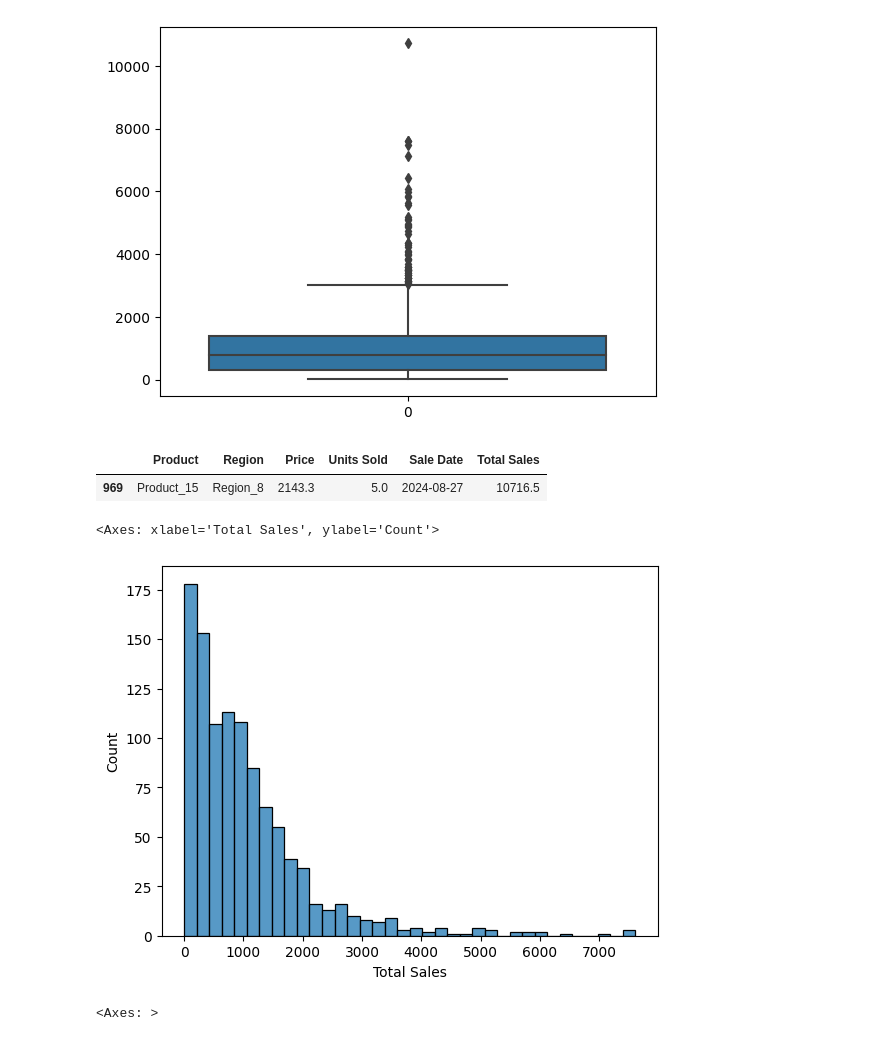
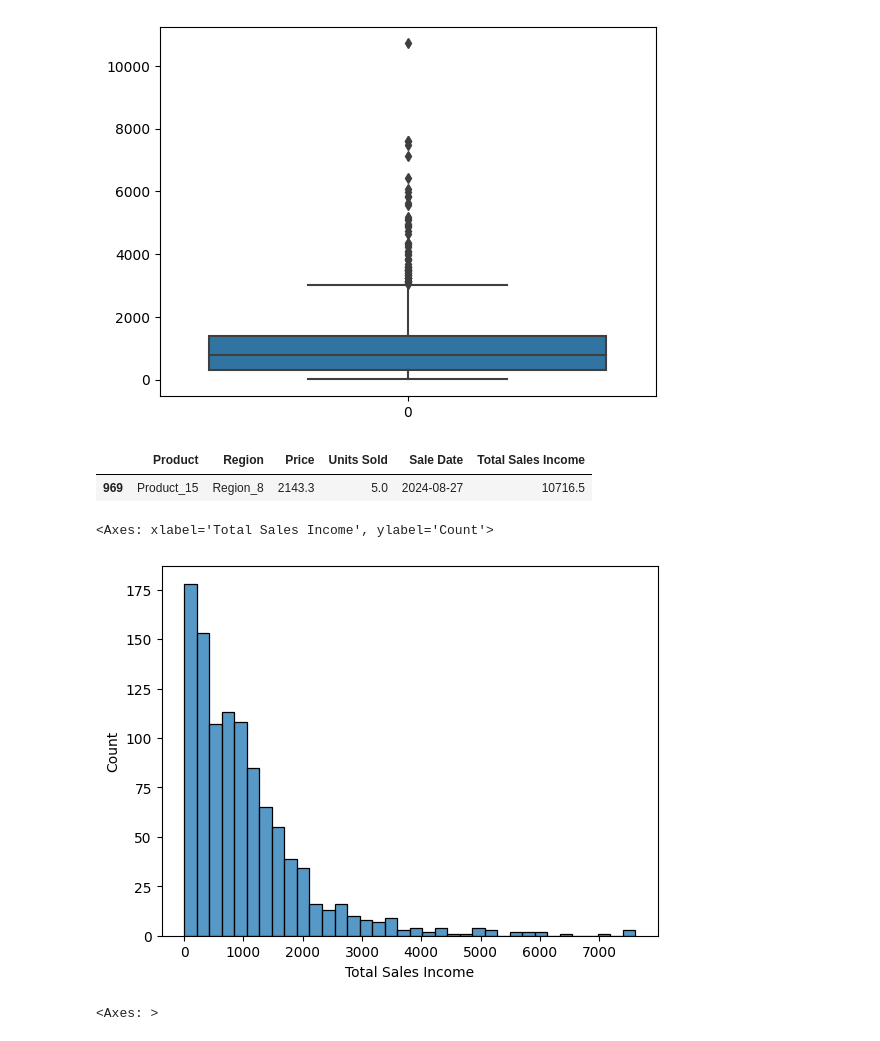
Before and after one commit to LuyiLiuAmber/Luyi, a Jupyter notebook: assignment 1/Luyi Liu_assign1.ipynb, the cells around one changed output. Saved outputs shown, nothing was run; the diff lists cells and outputs as text; code cells hidden in the pictures.

```diff
--- a/assignment 1/Luyi Liu_assign1.ipynb
+++ b/assignment 1/Luyi Liu_assign1.ipynb
@@ -57,7 +57,3 @@ df.describe(include='all')
 | 50% | NaN | NaN | 78.130000 | 10.000000 | NaN |
 | 75% | NaN | NaN | 142.570000 | 12.000000 | NaN |
 | max | NaN | NaN | 2143.300000 | 22.000000 | NaN |
-# %%
-df['Sale Date'] = pd.to_datetime(df['Sale Date'])
-df.info()
-#Change the datatype of Sale Date from object to datetime(Will be used in doing the graph of the monthly and quarterly sales trends)
@@ -195,6 +200,5 @@ sns.boxplot(x="Product", y="Units Sold", data = df)
 # %%
-#Add Total Sales column
-#Total Sales is the total sales income of the products.
-df['Total Sales'] = df['Price'] * df['Units Sold']
+#Add Total Sales Income column
+df['Total Sales Income'] = df['Price'] * df['Units Sold']
 # %%
 # show the mean min max median and sum(total) of Total Sales for  different region
@@ -248,9 +252,9 @@ sns.boxplot(df['Total Sales'])
 <Axes: >
 [figure]
 # %%
-df[df['Total Sales'] > 10000]
+df[df['Total Sales Income'] > 10000]
 # %% [output]
-|  | Product | Region | Price | Units Sold | Sale Date | Total Sales |
+|  | Product | Region | Price | Units Sold | Sale Date | Total Sales Income |
 | 969 | Product_15 | Region_8 | 2143.3 | 5.0 | 2024-08-27 | 10716.5 |
 # %%
 #drop the outlier
@@ -258,9 +262,9 @@ drop_index = [969]
 df.drop(drop_index, axis =0, inplace = True)
 # %%
 #Check
-sns.histplot(df['Total Sales'])
+sns.histplot(df['Total Sales Income'])
 # %% [output]
-<Axes: xlabel='Total Sales', ylabel='Count'>
+<Axes: xlabel='Total Sales Income', ylabel='Count'>
-[figure, old version]
+[figure, new version]
 # %%
 #check
```
Also changed, not shown: parts of 37 cells of this notebook.
